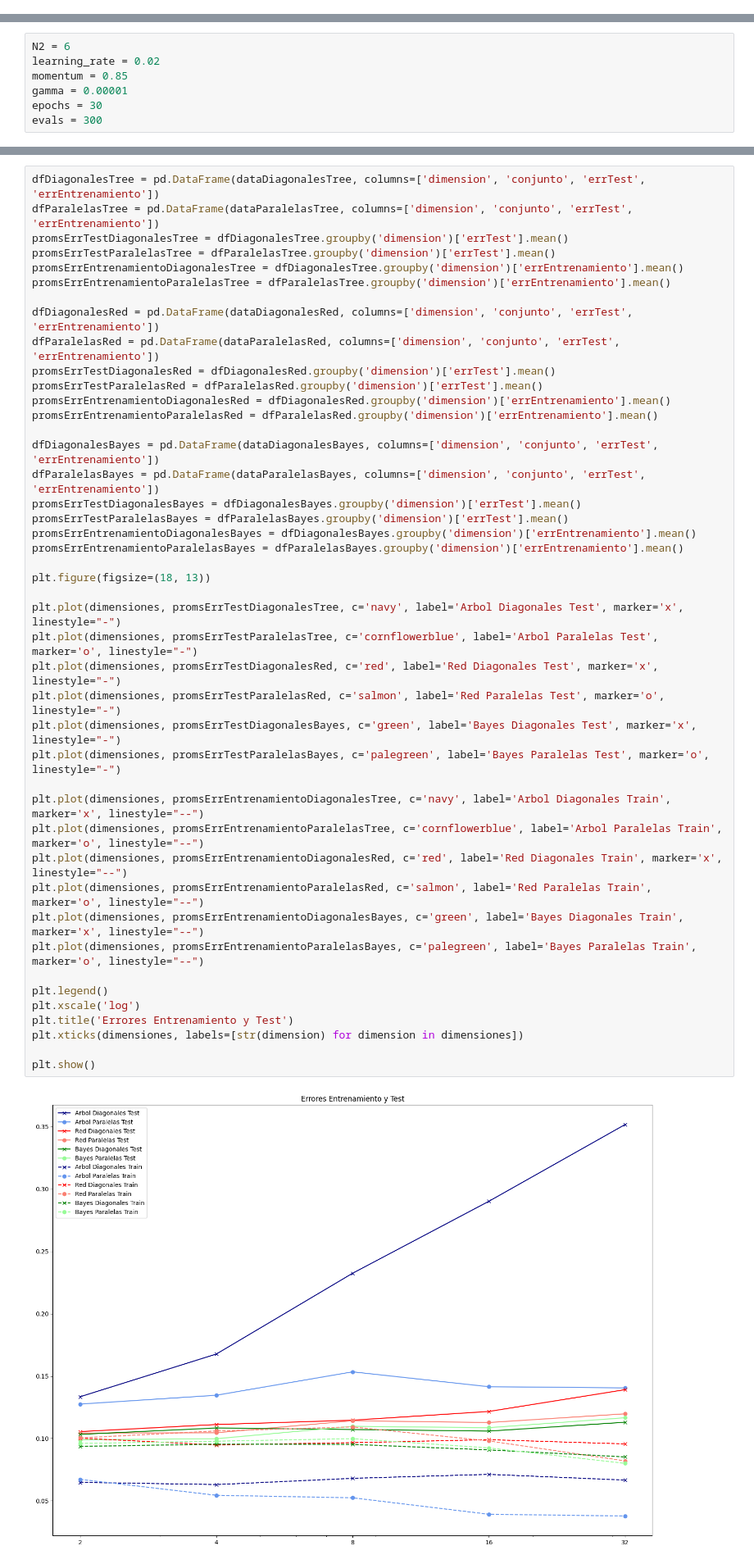
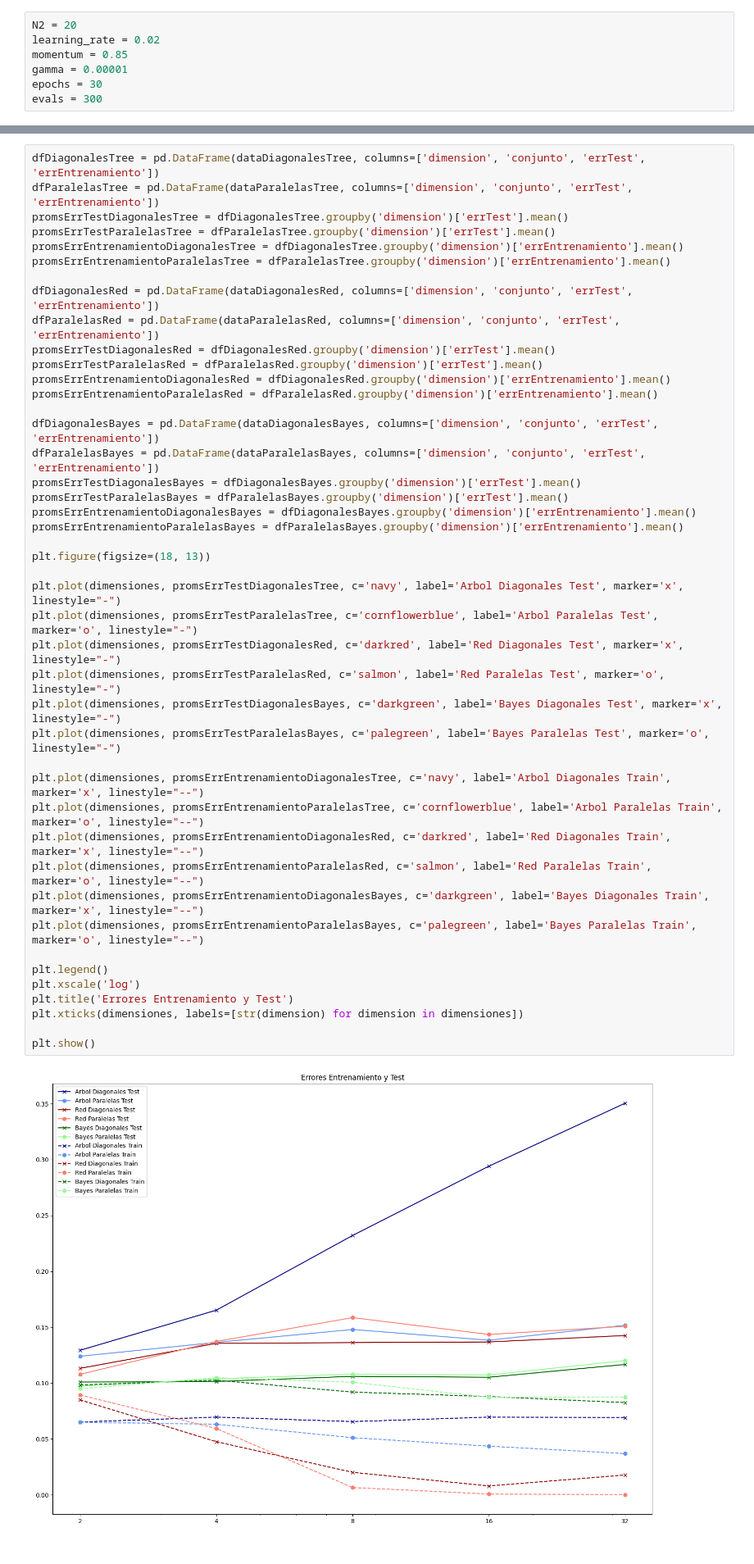
Before and after one commit to Pomarola/IAA, a Jupyter notebook: TP3 Lucas Poma.ipynb, the cells around one changed output, grey strips where cells are left out. Shown at 82% size. Cells and saved outputs as stored; diff of their text form.

```diff
--- a/TP3 Lucas Poma.ipynb
+++ b/TP3 Lucas Poma.ipynb
@@ -19,3 +17,10 @@ from sklearn.naive_bayes import GaussianNB
+# %%
+N2 = 20
+learning_rate = 0.02
+momentum = 0.85
+gamma = 0.00001
+epochs = 30
+evals = 300
 # %%
 from sklearn.neural_network import MLPClassifier
 
@@ -57,13 +66,6 @@ dataParalelasRed = []
 dataDiagonalesRed = []
 dataParalelasBayes = []
 dataDiagonalesBayes = []
-# %%
-N2 = 6
-learning_rate = 0.02
-momentum = 0.85
-gamma = 0.00001
-epochs = 30
-evals = 300
 # %% [markdown]
 ### Diagonales
 # %%
@@ -187,37 +189,37 @@ promsErrTestDiagonalesRed = dfDiagonalesRed.groupby('dimension')['errTest'].mean
 promsErrTestParalelasRed = dfParalelasRed.groupby('dimension')['errTest'].mean()
 promsErrEntrenamientoDiagonalesRed = dfDiagonalesRed.groupby('dimension')['errEntrenamiento'].mean()
 promsErrEntrenamientoParalelasRed = dfParalelasRed.groupby('dimension')['errEntrenamiento'].mean()
 
 dfDiagonalesBayes = pd.DataFrame(dataDiagonalesBayes, columns=['dimension', 'conjunto', 'errTest', 'errEntrenamiento'])
 dfParalelasBayes = pd.DataFrame(dataParalelasBayes, columns=['dimension', 'conjunto', 'errTest', 'errEntrenamiento'])
 promsErrTestDiagonalesBayes = dfDiagonalesBayes.groupby('dimension')['errTest'].mean()
 promsErrTestParalelasBayes = dfParalelasBayes.groupby('dimension')['errTest'].mean()
 promsErrEntrenamientoDiagonalesBayes = dfDiagonalesBayes.groupby('dimension')['errEntrenamiento'].mean()
 promsErrEntrenamientoParalelasBayes = dfParalelasBayes.groupby('dimension')['errEntrenamiento'].mean()
 
 plt.figure(figsize=(18, 13))
 
 plt.plot(dimensiones, promsErrTestDiagonalesTree, c='navy', label='Arbol Diagonales Test', marker='x', linestyle="-")
 plt.plot(dimensiones, promsErrTestParalelasTree, c='cornflowerblue', label='Arbol Paralelas Test', marker='o', linestyle="-")
-plt.plot(dimensiones, promsErrTestDiagonalesRed, c='red', label='Red Diagonales Test', marker='x', linestyle="-")
+plt.plot(dimensiones, promsErrTestDiagonalesRed, c='darkred', label='Red Diagonales Test', marker='x', linestyle="-")
 plt.plot(dimensiones, promsErrTestParalelasRed, c='salmon', label='Red Paralelas Test', marker='o', linestyle="-")
-plt.plot(dimensiones, promsErrTestDiagonalesBayes, c='green', label='Bayes Diagonales Test', marker='x', linestyle="-")
+plt.plot(dimensiones, promsErrTestDiagonalesBayes, c='darkgreen', label='Bayes Diagonales Test', marker='x', linestyle="-")
 plt.plot(dimensiones, promsErrTestParalelasBayes, c='palegreen', label='Bayes Paralelas Test', marker='o', linestyle="-")
 
 plt.plot(dimensiones, promsErrEntrenamientoDiagonalesTree, c='navy', label='Arbol Diagonales Train', marker='x', linestyle="--")
 plt.plot(dimensiones, promsErrEntrenamientoParalelasTree, c='cornflowerblue', label='Arbol Paralelas Train', marker='o', linestyle="--")
-plt.plot(dimensiones, promsErrEntrenamientoDiagonalesRed, c='red', label='Red Diagonales Train', marker='x', linestyle="--")
+plt.plot(dimensiones, promsErrEntrenamientoDiagonalesRed, c='darkred', label='Red Diagonales Train', marker='x', linestyle="--")
 plt.plot(dimensiones, promsErrEntrenamientoParalelasRed, c='salmon', label='Red Paralelas Train', marker='o', linestyle="--")
-plt.plot(dimensiones, promsErrEntrenamientoDiagonalesBayes, c='green', label='Bayes Diagonales Train', marker='x', linestyle="--")
+plt.plot(dimensiones, promsErrEntrenamientoDiagonalesBayes, c='darkgreen', label='Bayes Diagonales Train', marker='x', linestyle="--")
 plt.plot(dimensiones, promsErrEntrenamientoParalelasBayes, c='palegreen', label='Bayes Paralelas Train', marker='o', linestyle="--")
 
 plt.legend()
 plt.xscale('log')
 plt.title('Errores Entrenamiento y Test')
 plt.xticks(dimensiones, labels=[str(dimension) for dimension in dimensiones])
 
 plt.show()
 # %% [output]
-[figure, old version]
+[figure, new version]
 # %% [markdown]
 ## Ejercicio 2
```
Also changed, not shown: parts of 22 cells of this notebook, 1 other file.
